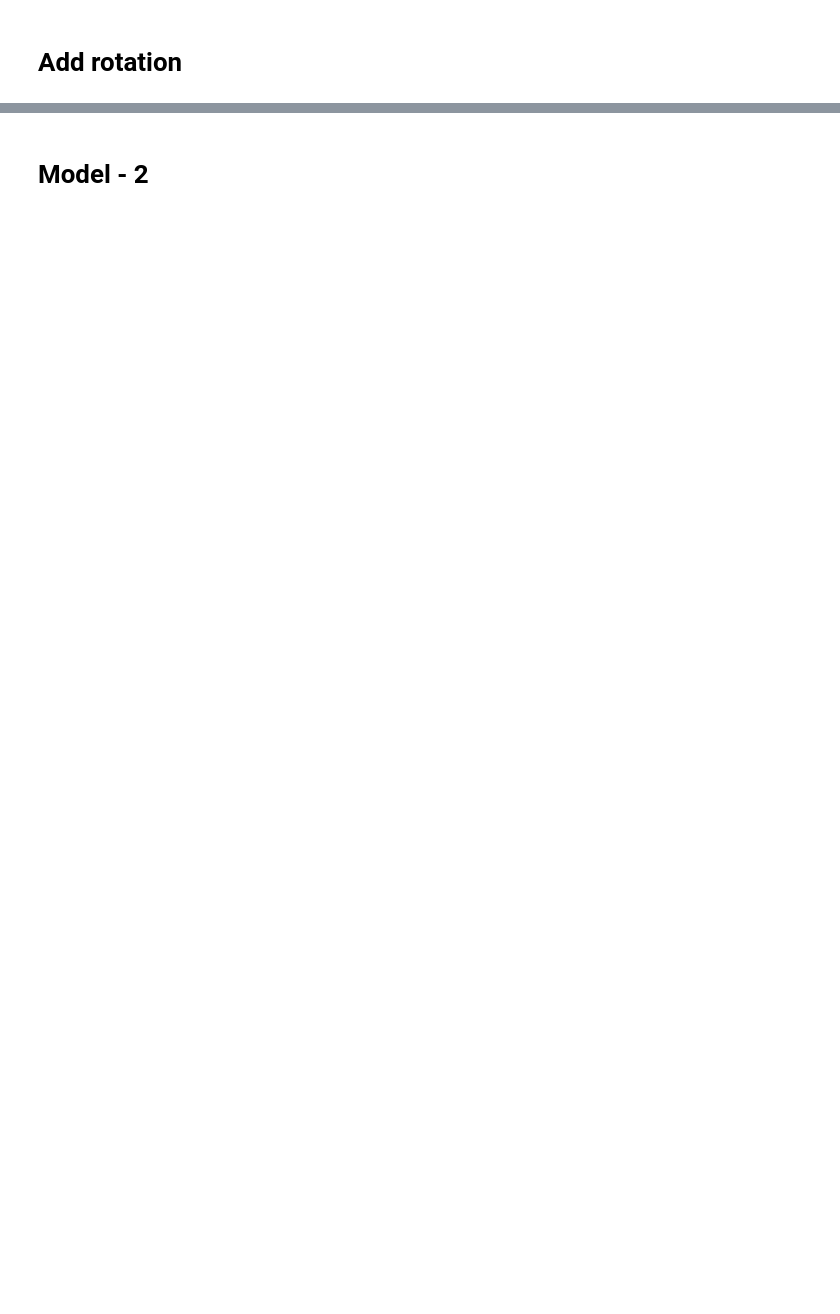
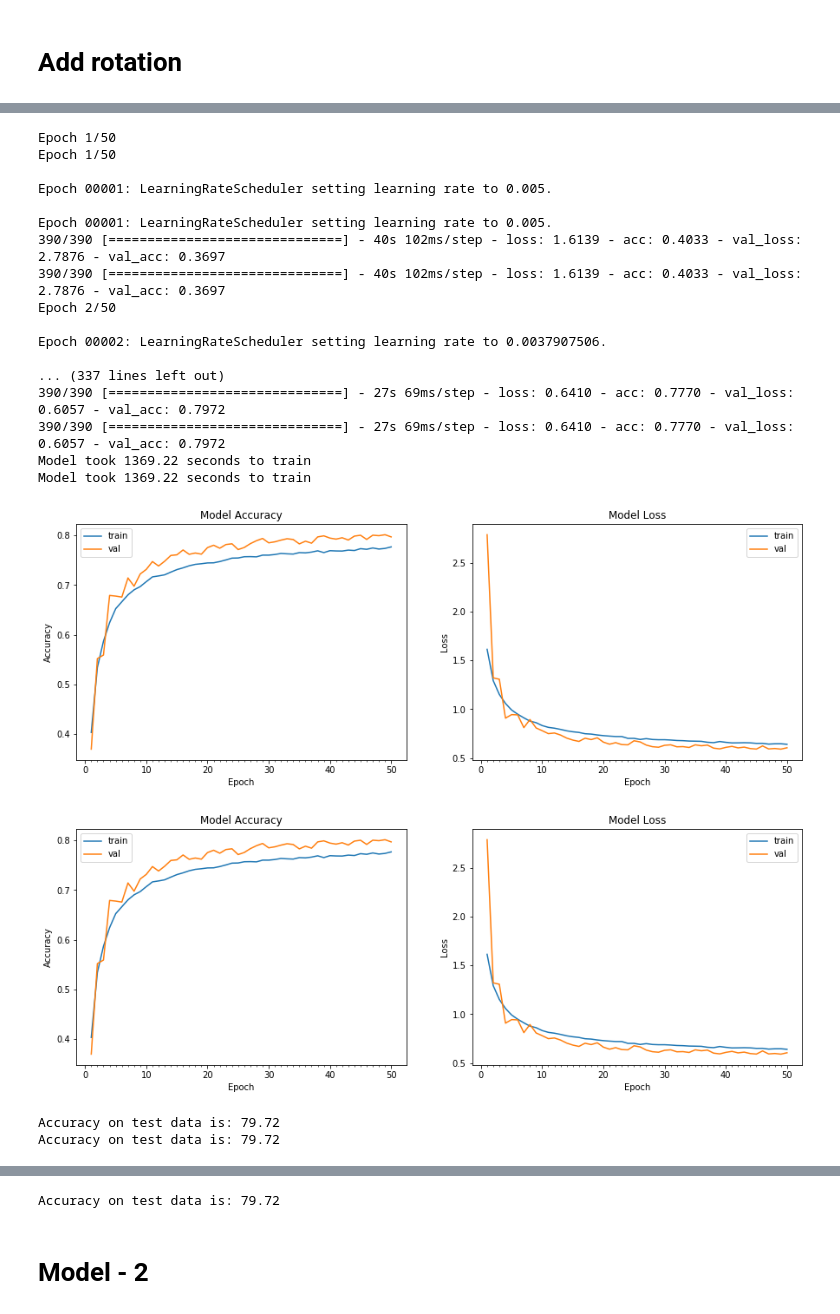
Before and after one commit to abhinavm24/EIP, a Jupyter notebook: week3/assignment/Assignment_6-solution.ipynb, the cells around one changed output, grey strips where cells are left out. Cells and saved outputs as stored; diff of their text form; code cells hidden in the pictures; blank space fills up the shorter version.

```diff
--- a/week3/assignment/Assignment_6-solution.ipynb
+++ b/week3/assignment/Assignment_6-solution.ipynb
@@ -675,0 +937,47 @@ print ("Accuracy on test data is: %0.2f"%accuracy(test_features, test_labels, mo
+# %%
+from keras.preprocessing.image import ImageDataGenerator
+from keras.callbacks import LearningRateScheduler
+def scheduler(epoch, lr):
+  return round(0.005 * 1/(1 + 0.319 * epoch), 10)
+
+datagen = ImageDataGenerator(zoom_range=0.1,
+                             rotation_range=20,
+                             width_shift_range=0.1,
+                             height_shift_range=0.1,
+                             horizontal_flip=True)
+
+
+# train the model
+start = time.time()
+# Train the model
+model_info = model.fit_generator(datagen.flow(train_features, train_labels, batch_size = 128),
+                                 samples_per_epoch = train_features.shape[0], nb_epoch = 50,
+                                 validation_data = (test_features, test_labels),callbacks=[LearningRateScheduler(scheduler, verbose=1)], verbose=1)
+end = time.time()
+print ("Model took %0.2f seconds to train"%(end - start))
+# plot model history
+plot_model_history(model_info)
+# compute test accuracy
+print ("Accuracy on test data is: %0.2f"%accuracy(test_features, test_labels, model))
+# %% [output]
+Epoch 1/50
+Epoch 1/50
+
+Epoch 00001: LearningRateScheduler setting learning rate to 0.005.
+
+Epoch 00001: LearningRateScheduler setting learning rate to 0.005.
+390/390 [==============================] - 40s 102ms/step - loss: 1.6139 - acc: 0.4033 - val_loss: 2.7876 - val_acc: 0.3697
+390/390 [==============================] - 40s 102ms/step - loss: 1.6139 - acc: 0.4033 - val_loss: 2.7876 - val_acc: 0.3697
+Epoch 2/50
+
+Epoch 00002: LearningRateScheduler setting learning rate to 0.0037907506.
+
+... (337 lines left out)
+390/390 [==============================] - 27s 69ms/step - loss: 0.6410 - acc: 0.7770 - val_loss: 0.6057 - val_acc: 0.7972
+390/390 [==============================] - 27s 69ms/step - loss: 0.6410 - acc: 0.7770 - val_loss: 0.6057 - val_acc: 0.7972
+Model took 1369.22 seconds to train
+Model took 1369.22 seconds to train
+[figure, added]
+[figure, added]
+Accuracy on test data is: 79.72
+Accuracy on test data is: 79.72
@@ -676,3 +1002,4 @@ print ("Accuracy on test data is: %0.2f"%accuracy(test_features, test_labels, mo
+Accuracy on test data is: 79.72
 # %% [markdown]
 # Model - 2
 # %%
```
Also changed, not shown: parts of 11 cells of this notebook.
